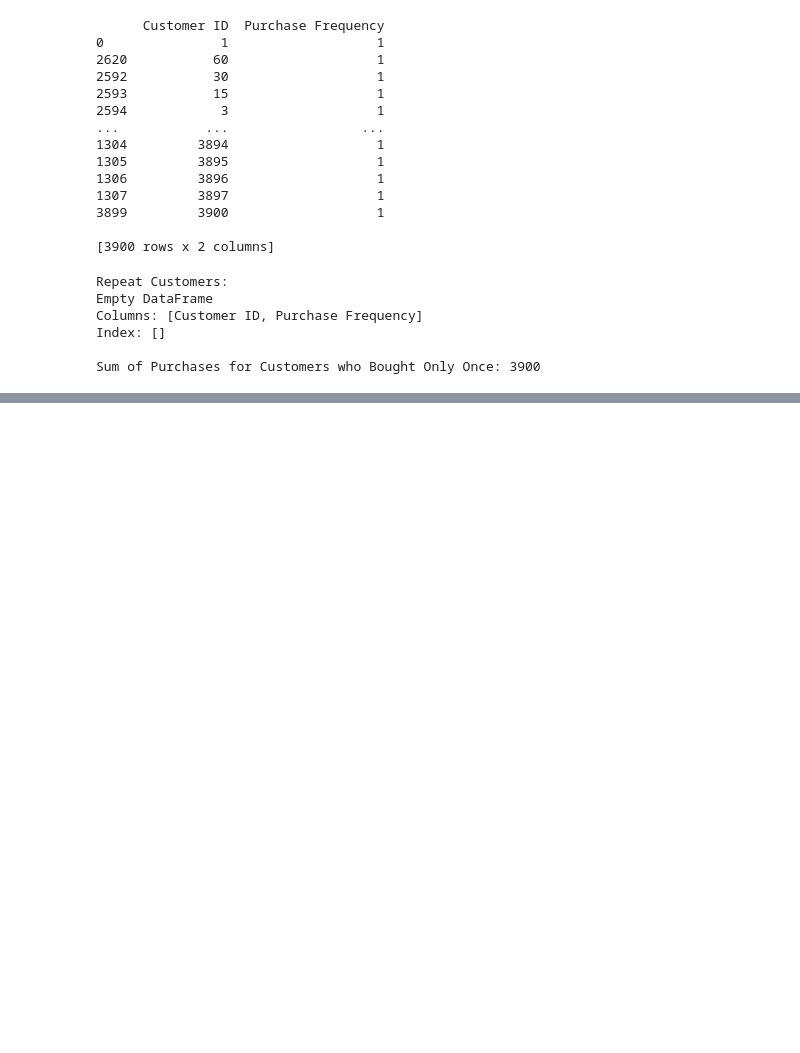
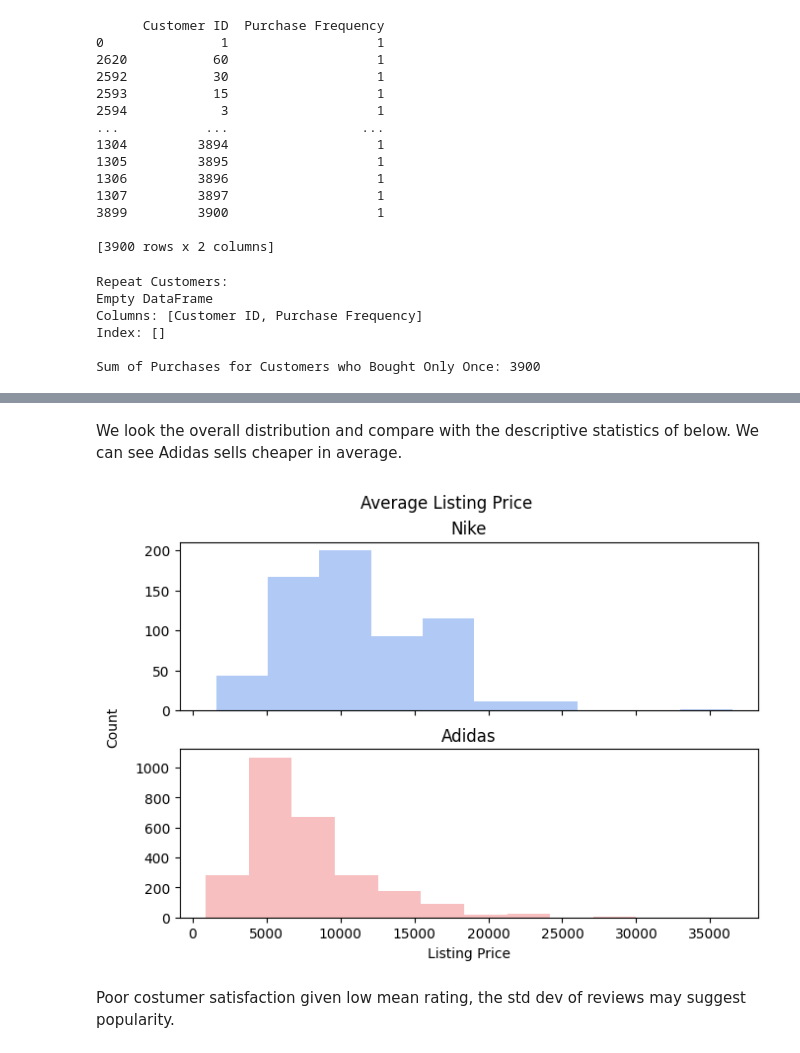
Before and after one commit to delatorrena2016/sql-etl-analytics, a Jupyter notebook: src/etl/wrangle.ipynb, the cells around one changed output, grey strips where cells are left out. Saved outputs shown, nothing was run; the diff lists cells and outputs as text; code cells hidden in the pictures; blank space fills up the shorter version.

```diff
--- a/src/etl/wrangle.ipynb
+++ b/src/etl/wrangle.ipynb
@@ -246,0 +249,3 @@ Sum of Purchases for Customers who Bought Only Once: 3900
+# %%
+dl = %sql SELECT * FROM data_adidasvsnike
+df_comp = dl.DataFrame()
@@ -246,0 +418,16 @@ Sum of Purchases for Customers who Bought Only Once: 3900
+# %% [markdown]
+We look the overall distribution and compare with the descriptive statistics of below. We can see Adidas sells cheaper in average.
+# %%
+fig, ax = plt.subplots(2,1,sharex=True,layout='constrained')
+ax[0].hist(Nike['Listing Price'], histtype='bar', bins=10, alpha=0.5, color='cornflowerblue')
+ax[0].set_title('Nike')
+ax[1].hist(Adidas['Listing Price'], histtype='bar', bins=10, alpha=0.5, color='lightcoral')
+ax[1].set_title('Adidas')
+fig.suptitle('Average Listing Price')
+ax[1].set_xlabel('Listing Price')
+fig.text(-0.04, 0.5, 'Count', va='center', rotation=90)
+plt.show()
+# %% [output]
+[figure, added]
+# %% [markdown]
+Poor costumer satisfaction given low mean rating, the std dev of reviews may suggest popularity.
```
Also changed, not shown: parts of 27 cells of this notebook, 1 other file.
